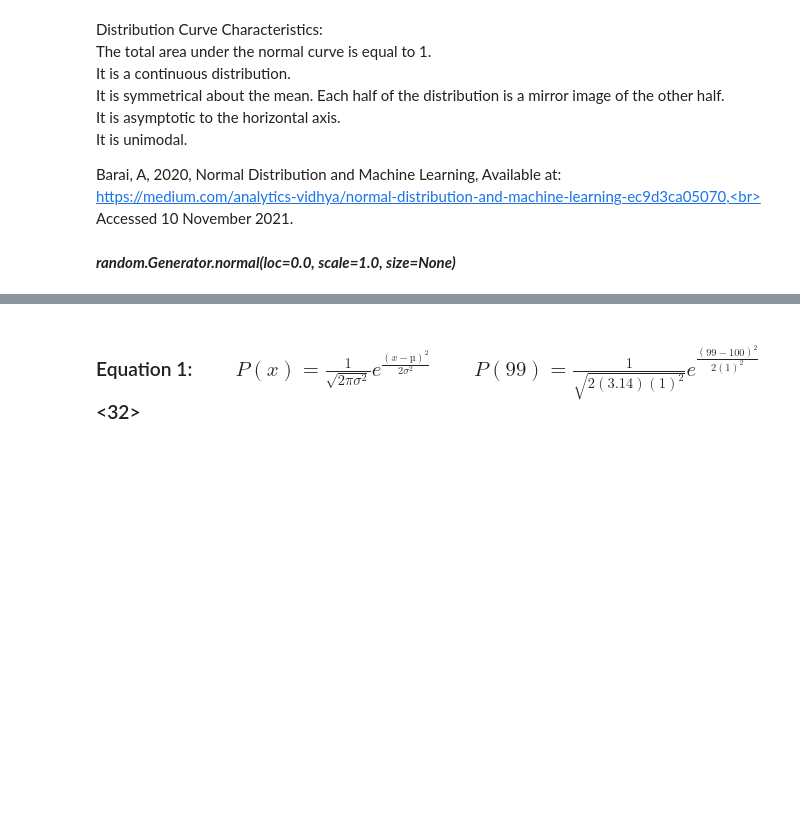
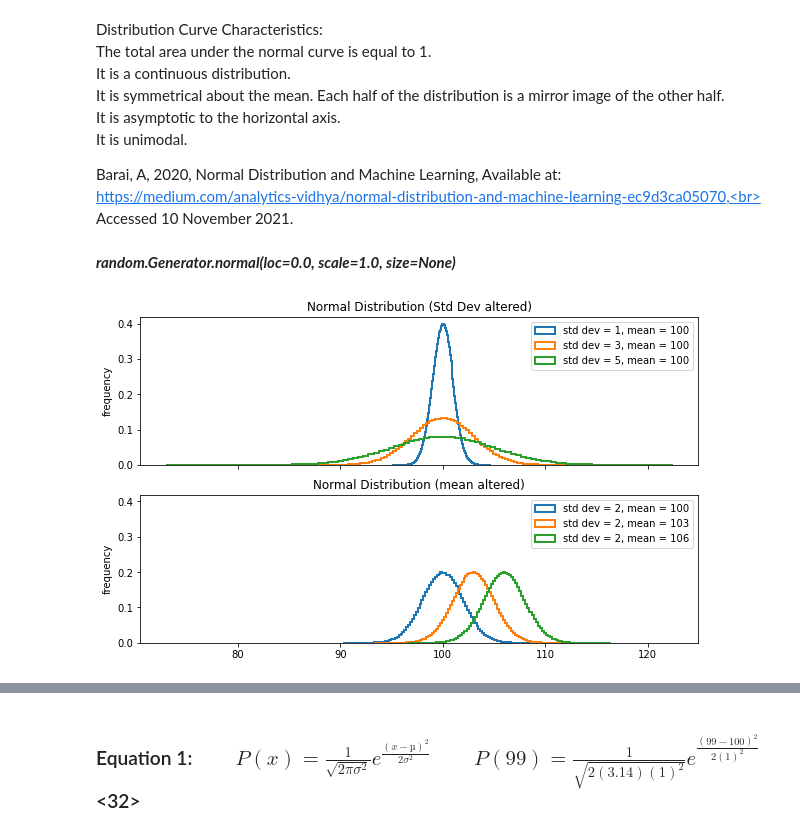
Before and after one commit to CiaranMoran27/playing_with_jupyter, a Jupyter notebook: numpy-random.ipynb, the cells around one changed output, grey strips where cells are left out. Saved outputs shown, nothing was run; the diff lists cells and outputs as text; code cells hidden in the pictures; blank space fills up the shorter version.

```diff
--- a/numpy-random.ipynb
+++ b/numpy-random.ipynb
@@ -299,3 +298,34 @@ https://medium.com/analytics-vidhya/normal-distribution-and-machine-learning-ec9
 Accessed 10 November 2021.
 # %% [markdown]
 ***random.Generator.normal(loc=0.0, scale=1.0, size=None)***
+# %%
+def plot_normal_distributions(axis_check, mean, std_dev):
+    normal_array = rng.normal(mean, std_dev, 1000000)
+
+    if axis_check == 'axis_1':
+        axs[0].hist(normal_array, bins = 100, histtype = 'step', linewidth = 2.0,
+                    label = "std dev = " + str(std_dev) + ", mean = " + str(mean), density = True)
+
+        axs[0].set_title('Normal Distribution (Std Dev altered)')
+        axs[0].set_ylabel('frequency')
+        axs[0].legend(loc='upper right')
+
+    else:
+        axs[1].hist(normal_array, bins = 100, histtype = 'step', linewidth=2.0,
+                    label = "std dev = " + str(std_dev) + ", mean = " + str(mean), density = True)
+
+        axs[1].set_title('Normal Distribution (mean altered)')
+        axs[1].set_ylabel('frequency')
+        axs[1].legend(loc='upper right')
+
+Fig, axs = plt.subplots(2, 1, sharex = True, sharey = True, figsize = (10, 6))
+plot_normal_distributions('axis_1', mean = 100, std_dev = 1)
+plot_normal_distributions('axis_1', mean = 100, std_dev = 3)
+plot_normal_distributions('axis_1', mean = 100, std_dev = 5)
+plot_normal_distributions('axis_2', mean = 100, std_dev = 2)
+plot_normal_distributions('axis_2', mean = 103, std_dev = 2)
+plot_normal_distributions('axis_2', mean = 106, std_dev = 2)
+
+plt.show()
+# %% [output]
+[figure, added]
```
Also changed, not shown: parts of 13 cells of this notebook, 1 other file.
